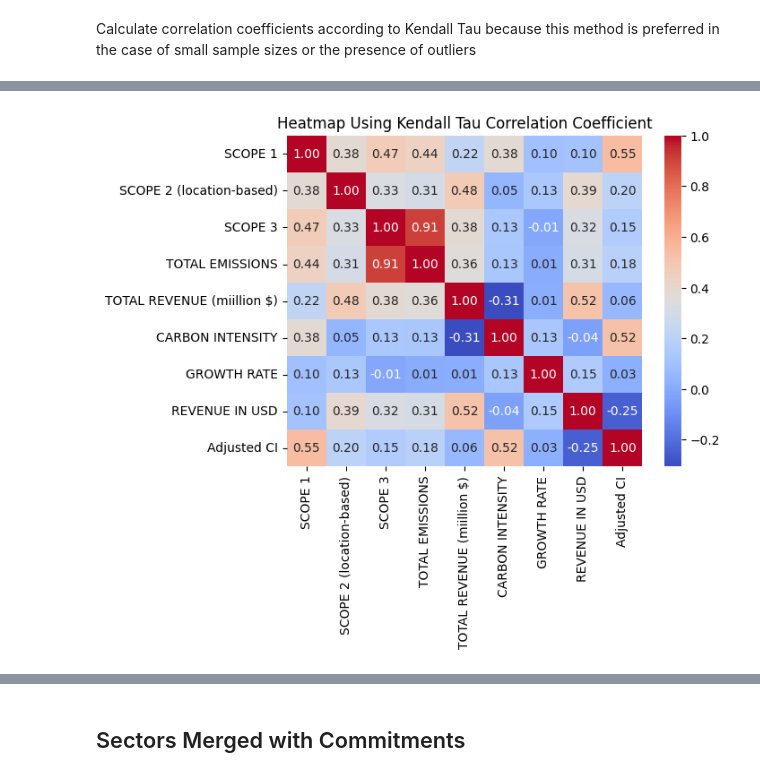
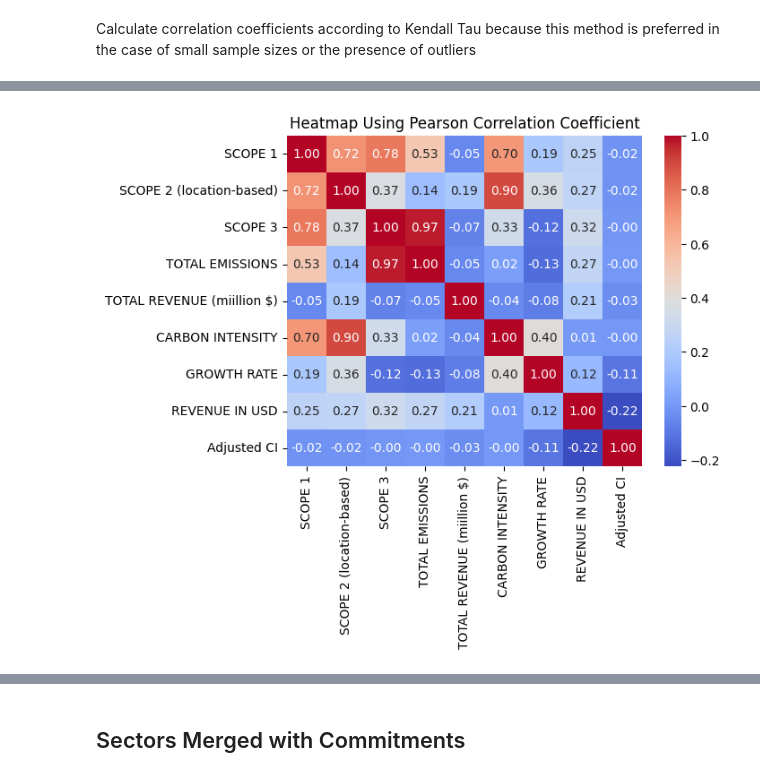
Before and after one commit to zcjanin/decarbonization-2024, a Jupyter notebook: Correlations.ipynb, the cells around one changed output, grey strips where cells are left out. Cells and saved outputs as stored; diff of their text form; code cells hidden in the pictures.

```diff
--- a/Correlations.ipynb
+++ b/Correlations.ipynb
@@ -20,10 +33,10 @@ Calculate correlation coefficients according to Kendall Tau because this method
 # %%
-corr = companies.corr(method='kendall', numeric_only=True)
+corr = companies.corr(method='pearson', numeric_only=True)
 sns.heatmap(corr, annot=True, cmap='coolwarm', fmt='.2f')
-plt.title('Heatmap Using Kendall Tau Correlation Coefficient')
+plt.title('Heatmap Using Pearson Correlation Coefficient')
 plt.show();
 # %% [output]
-[figure, old version]
+[figure, new version]
 # %%
 corr
 # %% [output]
```
Also changed, not shown: parts of 6 cells of this notebook, 2 other files.
